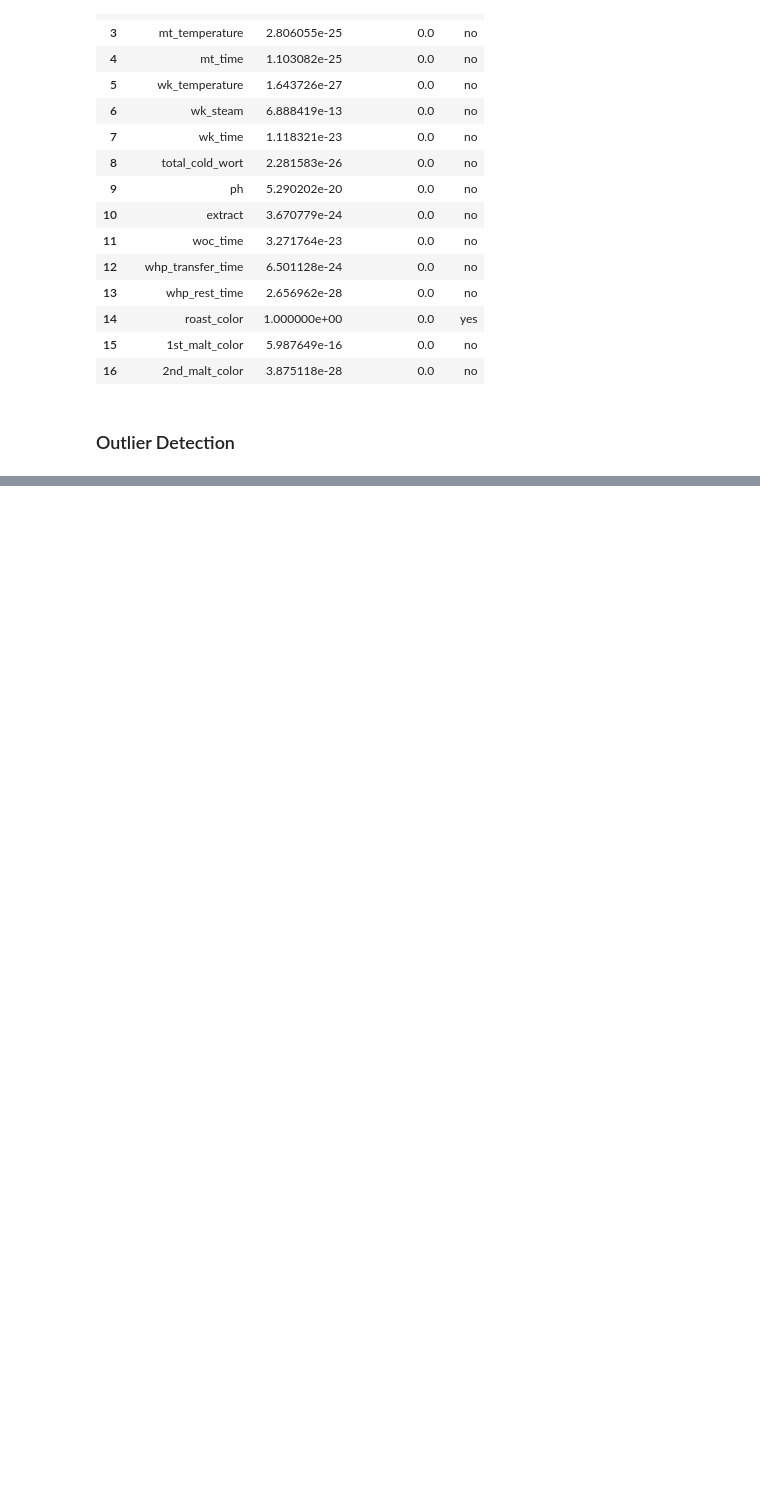
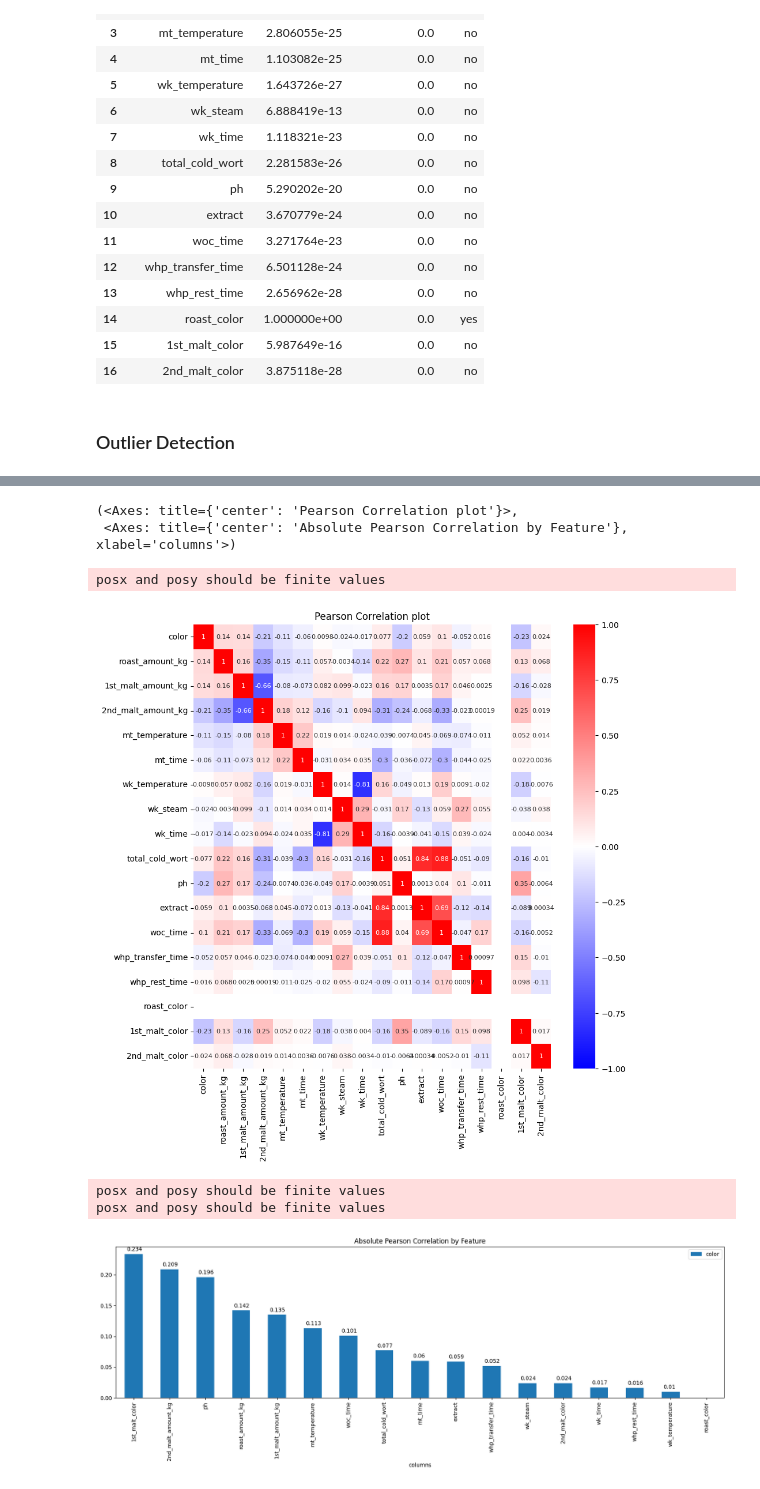
Before and after one commit to canutera/beer-color-prediction, a Jupyter notebook: notebooks/beer_color_prediction.ipynb, the cells around one changed output, grey strips where cells are left out. Saved outputs shown, nothing was run; the diff lists cells and outputs as text; code cells hidden in the pictures; blank space fills up the shorter version.

Commit message:
manually merged plot diffs

```diff
--- a/notebooks/beer_color_prediction.ipynb
+++ b/notebooks/beer_color_prediction.ipynb
@@ -173,3 +173,39 @@ outliers[outliers.notnull().any(axis=1)]
 | 196 | NaN | NaN | NaN | 77.233385 | 11671.275 | NaN | ... |
 | 197 | NaN | NaN | NaN | NaN | NaN | NaN | ... |
 | 199 | NaN | NaN | NaN | NaN | NaN | NaN | ... |
+# %%
+from typing import Literal
+import matplotlib.pyplot as plt
+def plot_correlation_heatmap(df:pd.DataFrame, corr_method:Literal['pearson', 'spearman', 'kendall']):
+    plt.rcParams["figure.figsize"] = (10,10)
+
+    corr_df = df.dropna().corr(corr_method)
+    ax = sns.heatmap(corr_df,
+                    vmin=-1, vmax=1, center=0,
+                    cmap='bwr', annot=corr_df.values,annot_kws={'fontsize':8})
+    ax.set(title=f'{corr_method.title()} Correlation plot')
+
+    # absolute correlation
+    plt.rcParams["figure.figsize"] = (20,5)
+    corr_abs = (corr_df[['color']].abs()
+                              .sort_values('color', ascending=False)
+                              .reset_index(names=['columns'])
+                              .query('columns != "color"'))
+    ax2  = corr_abs.plot.bar(x='columns', y='color', )
+    ax2.set(title=f'Absolute {corr_method.title()} Correlation by Feature')
+    def addlabels(x,y):
+        for i in range(len(x)):
+            plt.text(i-0.2,y[i]+0.005,y[i])
+    addlabels(corr_abs.index, [float('%.3f'%x) for x in corr_abs.color.values])
+
+    return ax, ax2
+
+plot_correlation_heatmap(df[['color'] + list(feature_cols)], 'pearson')
+# %% [output]
+(<Axes: title={'center': 'Pearson Correlation plot'}>,
+ <Axes: title={'center': 'Absolute Pearson Correlation by Feature'}, xlabel='columns'>)
+posx and posy should be finite values
+[figure, added]
+posx and posy should be finite values
+posx and posy should be finite values
+[figure, added]
```
Also changed, not shown: parts of 1 cell of this notebook.
